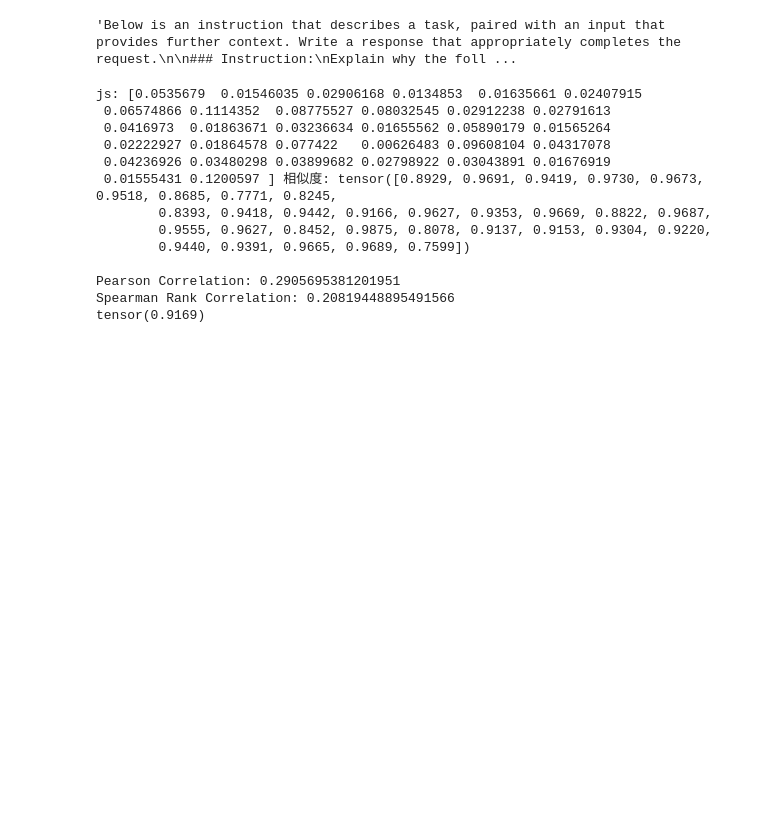
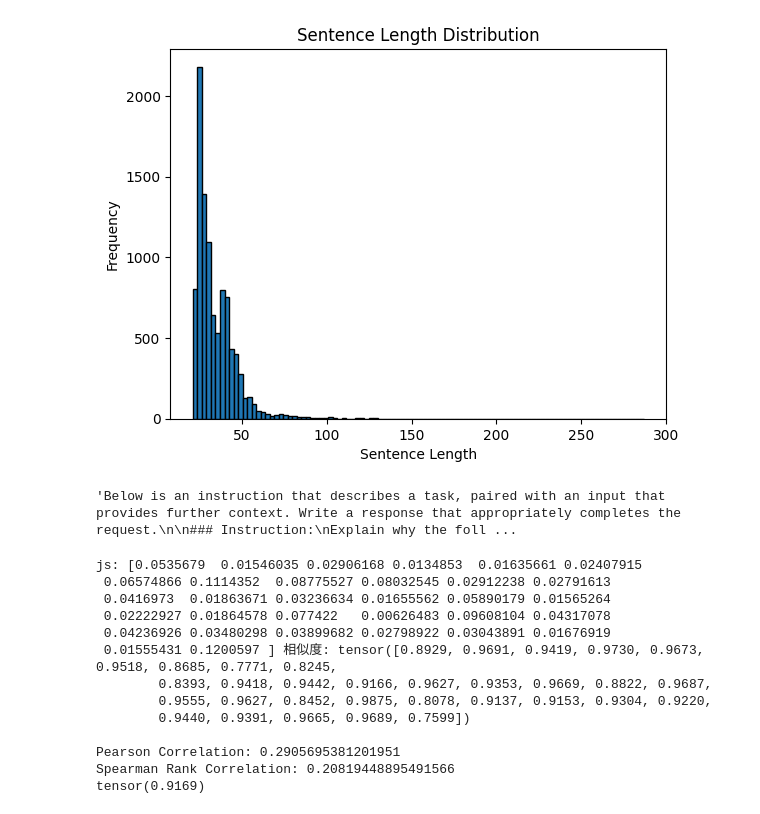
Before and after one commit to marsggbo/vllm, a Jupyter notebook: examples/anaalysis.ipynb, the cells around one changed output. Saved outputs shown, nothing was run; the diff lists cells and outputs as text; code cells hidden in the pictures; blank space fills up the shorter version.

```diff
--- a/examples/anaalysis.ipynb
+++ b/examples/anaalysis.ipynb
@@ -1,3 +57,24 @@
+# %%
+import matplotlib.pyplot as plt
+
+# # 示例数据：替换成您的实际数据
+# lengths = [15, 20, 25, 30, 35, 40, 45, 50, 55, 60]
+
+# 对长度进行排序
+sorted_lengths = sorted(lengths)
+
+# 绘制直方图
+plt.hist(sorted_lengths, bins=100, edgecolor='black')
+
+# 添加标题和标签
+plt.title('Sentence Length Distribution')
+plt.xlabel('Sentence Length')
+plt.ylabel('Frequency')
+
+# 显示图形
+plt.show()
+# %% [output]
+[figure, added]
 # %%
 import json
 import numpy as np
```
Also changed, not shown: parts of 3 cells of this notebook, 7 other files.
